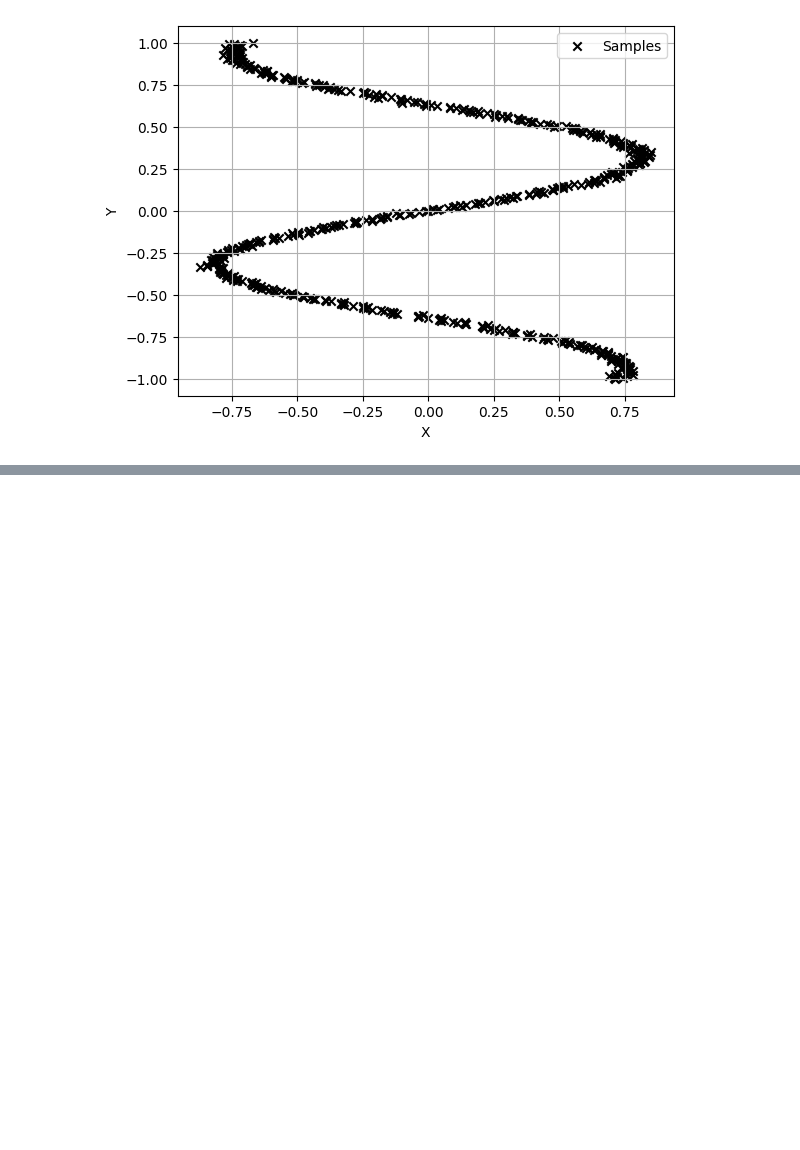
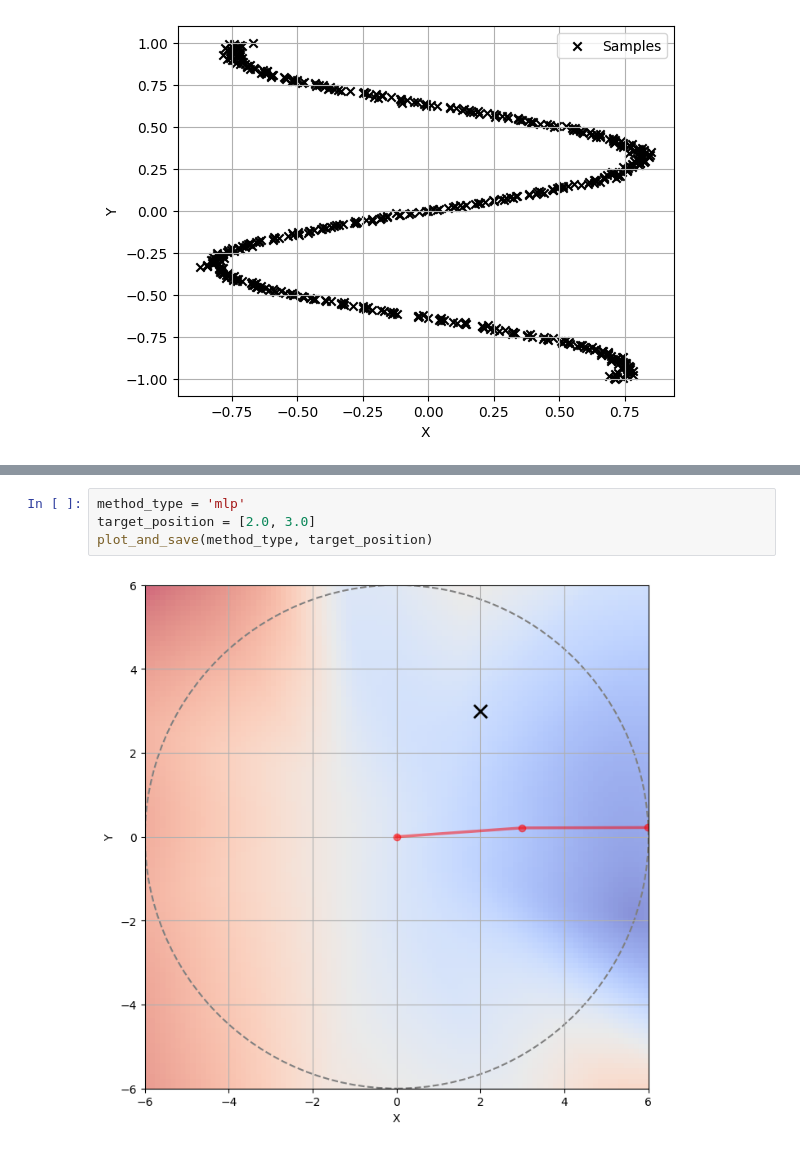
Before and after one commit to zipping-suger/MultiModLearn, a Jupyter notebook: note.ipynb, the cells around one changed output, grey strips where cells are left out. Drawn from its saved outputs; the diff is of its cells as text; blank space fills up the shorter version.

```diff
--- a/note.ipynb
+++ b/note.ipynb
@@ -763,0 +998,6 @@ ValueError: Invalid energy model type.
+# %%
+method_type = 'mlp'
+target_position = [2.0, 3.0]
+plot_and_save(method_type, target_position)
+# %% [output]
+[figure, added]
```
Also changed, not shown: parts of 18 cells of this notebook, 9 other files.
